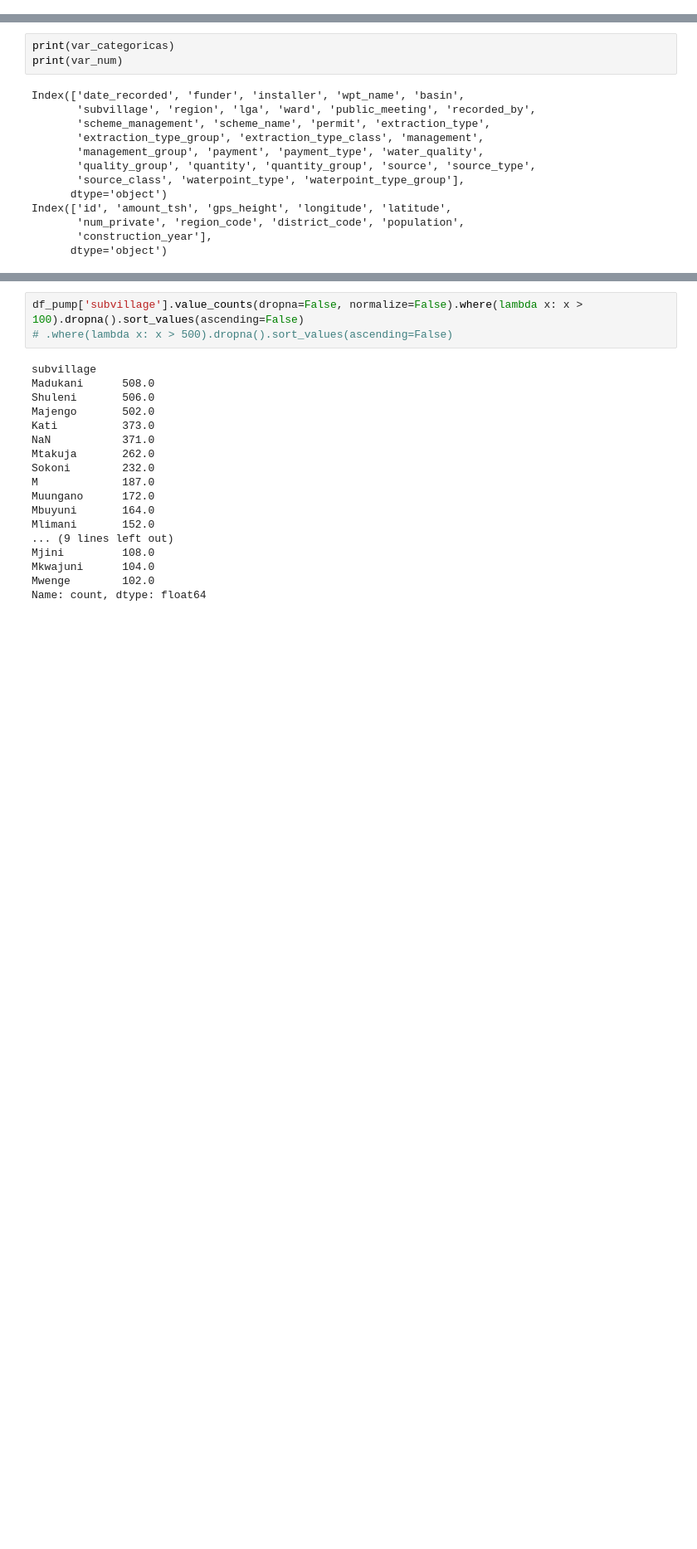
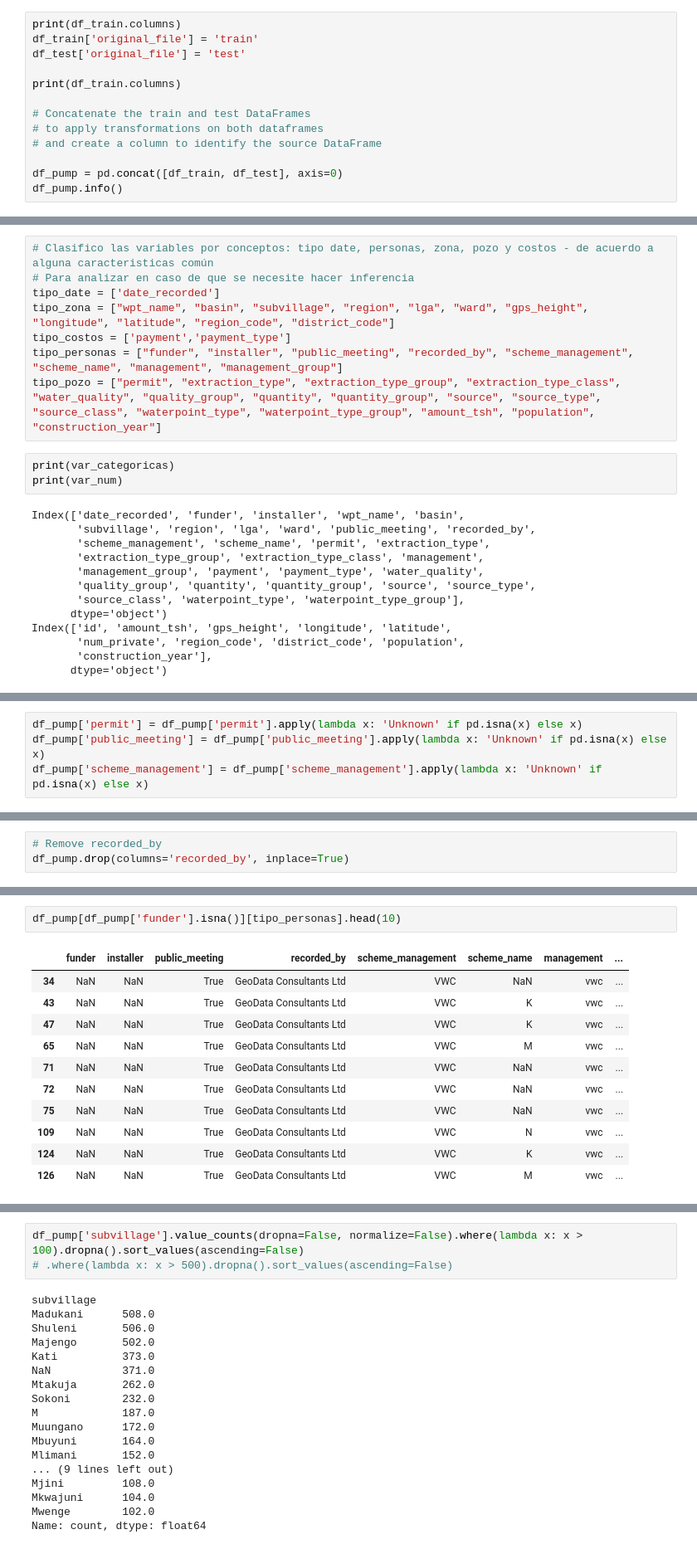
Before and after one commit to ivanrnarvaez/PumpitUp, a Jupyter notebook: PumpitUp.ipynb, the cells around one changed output, grey strips where cells are left out. Shown at 83% size. Saved outputs shown, nothing was run; the diff lists cells and outputs as text; blank space fills up the shorter version.

```diff
--- a/PumpitUp.ipynb
+++ b/PumpitUp.ipynb
@@ -28,0 +76,13 @@ print(df_label.shape)
+# %%
+print(df_train.columns)
+df_train['original_file'] = 'train'
+df_test['original_file'] = 'test'
+
+print(df_train.columns)
+
+# Concatenate the train and test DataFrames
+# to apply transformations on both dataframes
+# and create a column to identify the source DataFrame
+
+df_pump = pd.concat([df_train, df_test], axis=0)
+df_pump.info()
@@ -56,3 +142,11 @@ pr.to_file('reporte.html')
+# %%
+# Clasifico las variables por conceptos: tipo date, personas, zona, pozo y costos - de acuerdo a alguna caracteristicas común
+# Para analizar en caso de que se necesite hacer inferencia
+tipo_date = ['date_recorded']
+tipo_zona = ["wpt_name", "basin", "subvillage", "region", "lga", "ward", "gps_height", "longitude", "latitude", "region_code", "district_code"]
+tipo_costos = ['payment','payment_type']
+tipo_personas = ["funder", "installer", "public_meeting", "recorded_by", "scheme_management", "scheme_name", "management", "management_group"]
+tipo_pozo = ["permit", "extraction_type", "extraction_type_group", "extraction_type_class", "water_quality", "quality_group", "quantity", "quantity_group", "source", "source_type", "source_class", "waterpoint_type", "waterpoint_type_group", "amount_tsh", "population", "construction_year"]
 # %%
 print(var_categoricas)
 print(var_num)
@@ -71,0 +226,4 @@ Index(['id', 'amount_tsh', 'gps_height', 'longitude', 'latitude',
+# %%
+df_pump['permit'] = df_pump['permit'].apply(lambda x: 'Unknown' if pd.isna(x) else x)
+df_pump['public_meeting'] = df_pump['public_meeting'].apply(lambda x: 'Unknown' if pd.isna(x) else x)
+df_pump['scheme_management'] = df_pump['scheme_management'].apply(lambda x: 'Unknown' if pd.isna(x) else x)
@@ -71,0 +251,3 @@ Index(['id', 'amount_tsh', 'gps_height', 'longitude', 'latitude',
+# %%
+# Remove recorded_by
+df_pump.drop(columns='recorded_by', inplace=True)
@@ -71,0 +320,14 @@ Index(['id', 'amount_tsh', 'gps_height', 'longitude', 'latitude',
+# %%
+df_pump[df_pump['funder'].isna()][tipo_personas].head(10)
+# %% [output]
+|  | funder | installer | public_meeting | recorded_by | scheme_management | scheme_name | management | ... |
+| 34 | NaN | NaN | True | GeoData Consultants Ltd | VWC | NaN | vwc | ... |
+| 43 | NaN | NaN | True | GeoData Consultants Ltd | VWC | K | vwc | ... |
+| 47 | NaN | NaN | True | GeoData Consultants Ltd | VWC | K | vwc | ... |
+| 65 | NaN | NaN | True | GeoData Consultants Ltd | VWC | M | vwc | ... |
+| 71 | NaN | NaN | True | GeoData Consultants Ltd | VWC | NaN | vwc | ... |
+| 72 | NaN | NaN | True | GeoData Consultants Ltd | VWC | NaN | vwc | ... |
+| 75 | NaN | NaN | True | GeoData Consultants Ltd | VWC | NaN | vwc | ... |
+| 109 | NaN | NaN | True | GeoData Consultants Ltd | VWC | N | vwc | ... |
+| 124 | NaN | NaN | True | GeoData Consultants Ltd | VWC | K | vwc | ... |
+| 126 | NaN | NaN | True | GeoData Consultants Ltd | VWC | M | vwc | ... |
```
Also changed, not shown: parts of 20 cells of this notebook.
